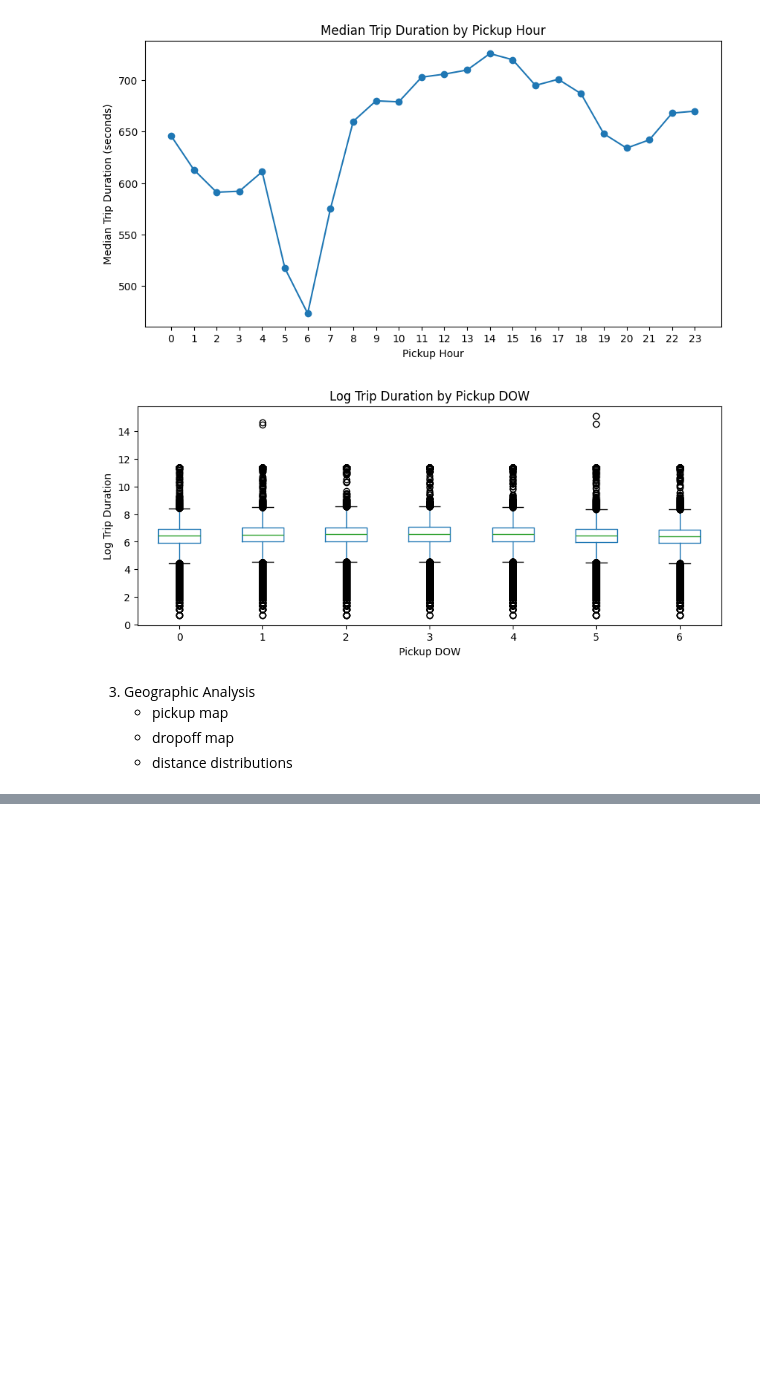
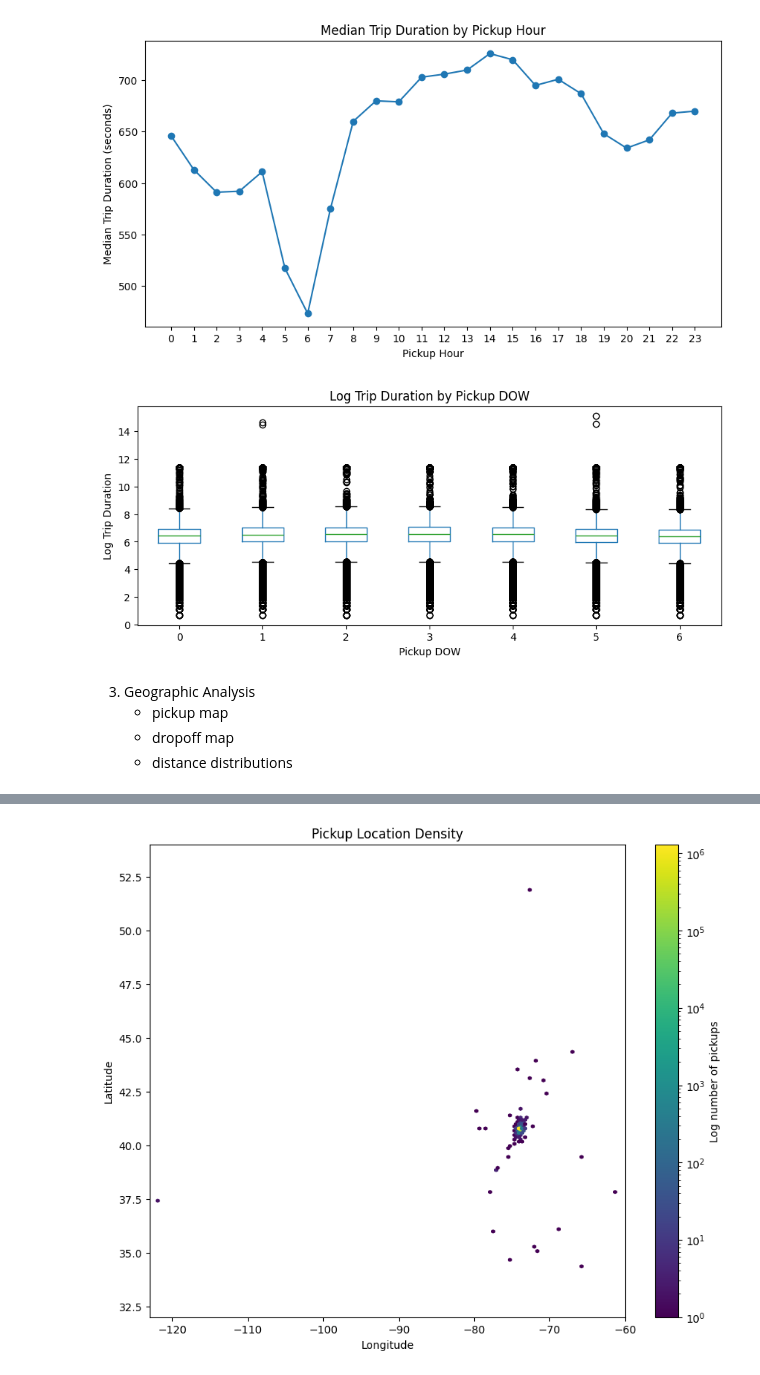
Before and after one commit to claricemottet/kaggle_NYC_taxi_times, a Jupyter notebook: exploratory_notebooks/data_exploration.ipynb, the cells around one changed output, grey strips where cells are left out. Drawn from its saved outputs; the diff is of its cells as text; code cells hidden in the pictures; blank space fills up the shorter version.

Commit message:
completed exploratory data analysis of distances and geographical points

```diff
--- a/exploratory_notebooks/data_exploration.ipynb
+++ b/exploratory_notebooks/data_exploration.ipynb
@@ -371,6 +379,9 @@ lon_distance = haversine_distance(
 )
 
 df_train["manhattan_distance"] = lat_distance + lon_distance
+
+df_train['log_haversine_distance'] = np.log1p(df_train["haversine_distance"])
+df_train['log_manhattan_distance'] = np.log1p(df_train["manhattan_distance"])
 # %%
 df_train[["haversine_distance", "manhattan_distance"]].describe()
 # %% [output]
@@ -687,0 +712,29 @@ plt.show()
+# %%
+#pick up location map with everything
+
+# Optional: restrict the plot to the main NYC area
+nyc_pickups = df_train[
+    df_train["pickup_longitude"].between(-123, -60)
+    & df_train["pickup_latitude"].between(32, 54)
+]
+
+plt.figure(figsize=(10, 8))
+
+plt.hexbin(
+    nyc_pickups["pickup_longitude"],
+    nyc_pickups["pickup_latitude"],
+    gridsize=150,
+    bins="log",
+    mincnt=1,
+    cmap="viridis"
+)
+
+plt.colorbar(label="Log number of pickups")
+plt.xlabel("Longitude")
+plt.ylabel("Latitude")
+plt.title("Pickup Location Density")
+plt.xlim(-123, -60)
+plt.ylim(32, 54)
+plt.show()
+# %% [output]
+[figure, added]
```
Also changed, not shown: parts of 29 cells of this notebook, 1 other file.
